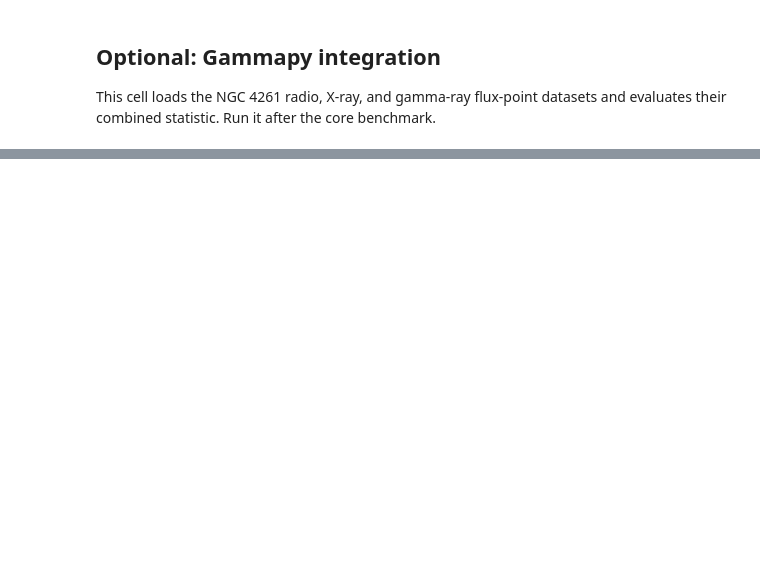
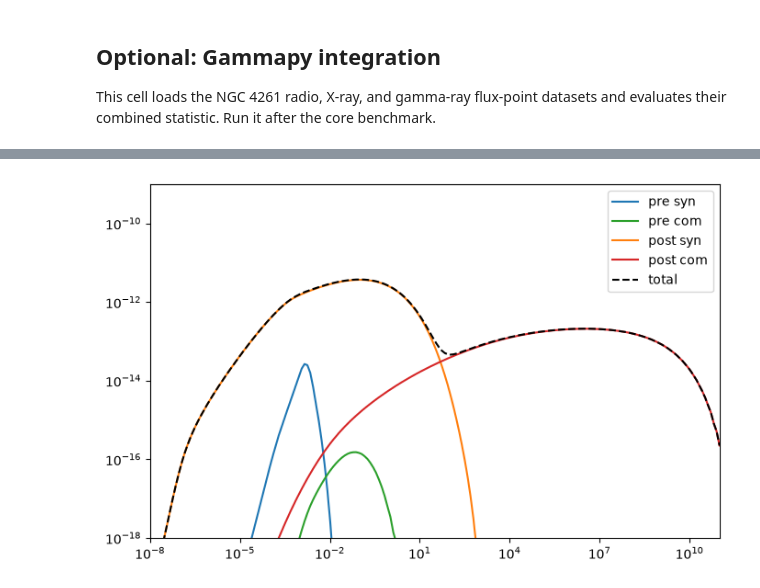
Before and after one commit to rubyduncan/modBHJet, a Jupyter notebook: examples/gammapy/openmp_zone_benchmark.ipynb, the cells around one changed output, grey strips where cells are left out. Saved outputs shown, nothing was run; the diff lists cells and outputs as text; code cells hidden in the pictures; blank space fills up the shorter version.

```diff
--- a/examples/gammapy/openmp_zone_benchmark.ipynb
+++ b/examples/gammapy/openmp_zone_benchmark.ipynb
@@ -162,7 +180,11 @@ datasets = Datasets([
     FluxPointsDataset(data=load_isis_fluxpoints(data_root / 'ngc4261_xray.txt'), name='xray'),
     FluxPointsDataset(data=load_isis_fluxpoints(data_root / 'ngc4261_gamma_ray.txt'), name='gamma'),
 ])
-datasets.models = Models.read(data_root / 'ngc4261_test.yaml')
+
+bhjet_model = Models.read("data/ngc4261/ngc4261_test.yaml")
+bhjet_spec = bhjet_model['bhjet'].spectral_model #this is for plotting/using the plot through gammapy
+
+datasets.models = bhjet_model
 
 start = time.perf_counter()
 statistic = datasets.stat_sum()
@@ -170,0 +199,12 @@ print(f'Elapsed time:       {time.perf_counter() - start:.3f} s')
+# %%
+import matplotlib.pyplot as plt
+fig, ax = plt.subplots(figsize=(8, 5))
+
+bhjet_spec.plot_components(energy_bounds=[1e-8, 1e11] * u.eV,ax=ax,energy_power=2)
+
+ax.set_xlim(1e-8, 1e11)
+ax.set_ylim(1e-18, 1e-9)
+ax.legend()
+plt.show()
+# %% [output]
+[figure, added]
```
Also changed, not shown: parts of 5 cells of this notebook, 1 other file.
